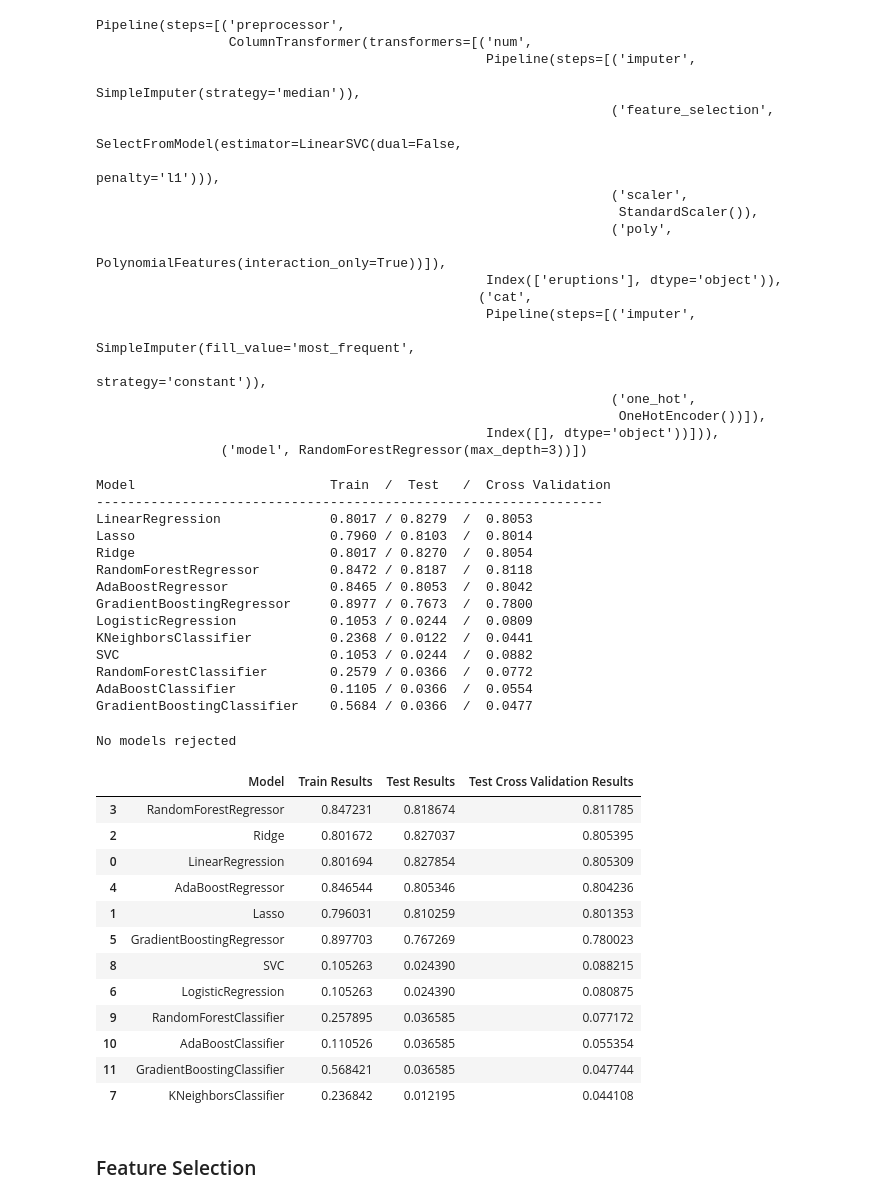
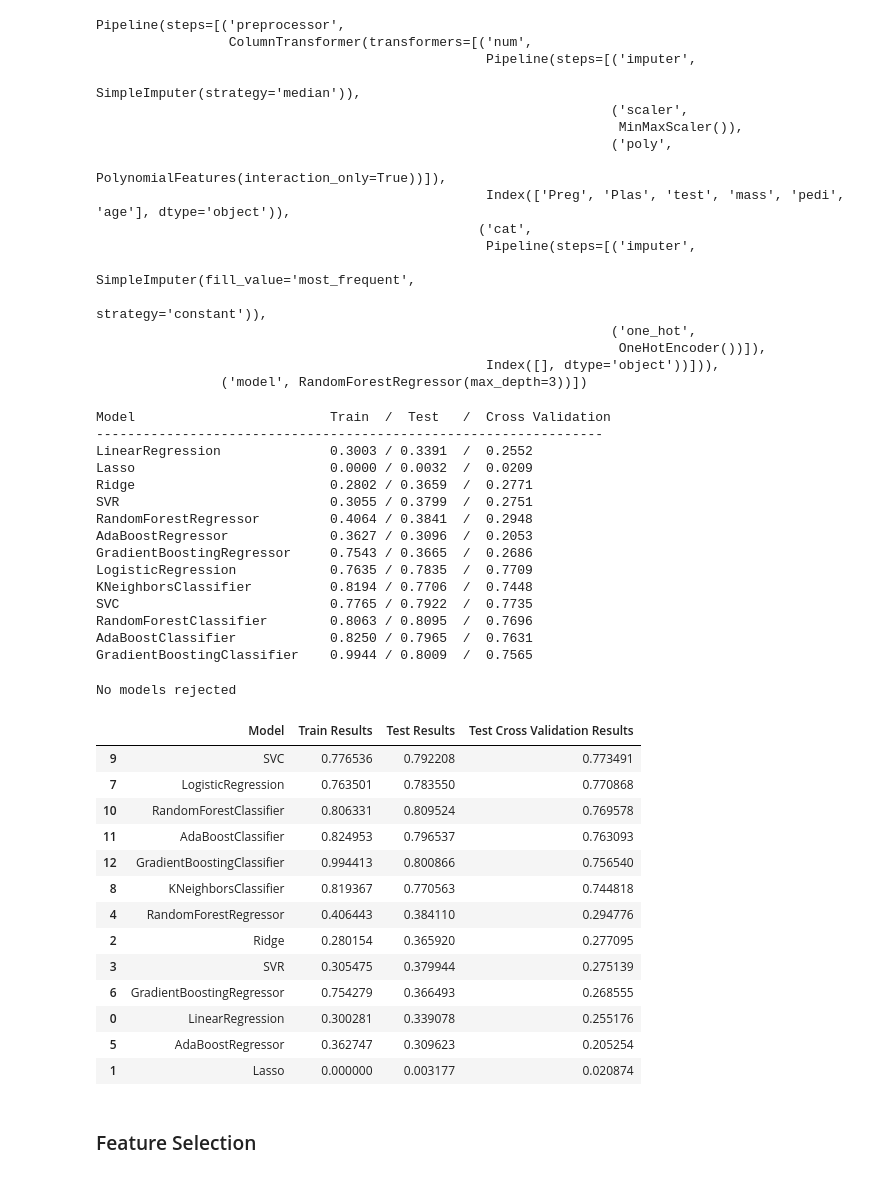
Before and after one commit to Ravi-kjain84/Jupyter_Template, a Jupyter notebook: Pipeline_Warriors.ipynb, the cells around one changed output. Drawn from its saved outputs; the diff is of its cells as text; code cells hidden in the pictures.

```diff
--- a/Pipeline_Warriors.ipynb
+++ b/Pipeline_Warriors.ipynb
@@ -26,7 +32,3 @@ def sklearn_to_df(sklearn_dataset):
 # df = sklearn_to_df(datasets.load_breast_cancer())
 # target = 'target'
 # drop_columns = []
-# %%
-df = pd.read_csv('input/geyser.csv')
-target = 'waiting'
-drop_columns = []
@@ -42,6 +49,4 @@ df.head()
 # %%
-df = df.drop(drop_columns, axis = 1)
-
 if df[target].dtypes == np.object:
     numeric_features = df.select_dtypes(include=['int64', 'float64']).columns
     categorical_features = df.select_dtypes(include=['object']).drop(target, axis=1).columns
@@ -50,9 +55,10 @@ else:
     categorical_features = df.select_dtypes(include=['object']).columns
 
 X = df.drop((target),axis = 'columns')
+X_z_score = pd.DataFrame(zscore(X),columns = X.columns)
 y = df[target]
 
-X_train, X_test, y_train, y_test = train_test_split(X, y, test_size=0.3,random_state =1)
+X_train, X_test, y_train, y_test = train_test_split(X_z_score , y, test_size=0.3,random_state =1)
 # %%
 #ProfileReport(df)
 # %%
@@ -69,16 +75,18 @@ X_train, X_test, y_train, y_test = train_test_split(X, y, test_size=0.3,random_s
 # %%
 from sklearn.pipeline import Pipeline
 from sklearn.impute import SimpleImputer
-from sklearn.preprocessing import OneHotEncoder,StandardScaler,PolynomialFeatures
+from sklearn.preprocessing import OneHotEncoder,StandardScaler,PolynomialFeatures,MinMaxScaler
 from sklearn.compose import ColumnTransformer
 from sklearn import ensemble, neighbors,linear_model,svm
 from sklearn.feature_selection import SelectFromModel
 from sklearn.model_selection import cross_val_score
 
+
 numeric_transformer = Pipeline(steps=[
     ('imputer', SimpleImputer(strategy='median')),
-    ('feature_selection',SelectFromModel(svm.LinearSVC(penalty = 'l1',dual = False))),
-    ('scaler', StandardScaler()),
+    #('feature_selection',SelectFromModel(svm.LinearSVC(penalty = 'l1',dual = False))),
+    #('scaler', StandardScaler()),
+    ('scaler',MinMaxScaler()),
     ('poly', PolynomialFeatures(degree = 2,interaction_only = True)),
     ])
 categorical_transformer = Pipeline(steps=[
@@ -100,14 +108,11 @@ Pipeline(steps=[('preprocessor',
                  ColumnTransformer(transformers=[('num',
                                                   Pipeline(steps=[('imputer',
                                                                    SimpleImputer(strategy='median')),
-                                                                  ('feature_selection',
-                                                                   SelectFromModel(estimator=LinearSVC(dual=False,
-                                                                                                       penalty='l1'))),
                                                                   ('scaler',
-                                                                   StandardScaler()),
+                                                                   MinMaxScaler()),
                                                                   ('poly',
                                                                    PolynomialFeatures(interaction_only=True))]),
-                                                  Index(['eruptions'], dtype='object')),
+                                                  Index(['Preg', 'Plas', 'test', 'mass', 'pedi', 'age'], dtype='object')),
                                                  ('cat',
                                                   Pipeline(steps=[('imputer',
                                                                    SimpleImputer(fill_value='most_frequent',
@@ -118,7 +123,7 @@ Pipeline(steps=[('preprocessor',
                 ('model', RandomForestRegressor(max_depth=3))])
 # %%
 model_list = [#regressors
-                linear_model.LinearRegression(),linear_model.Lasso(),linear_model.Ridge(),
+                linear_model.LinearRegression(),linear_model.Lasso(),linear_model.Ridge(),svm.SVR(),
 
               #ensembling - regressors
                 ensemble.RandomForestRegressor(max_depth = 3),ensemble.AdaBoostRegressor(),ensemble.GradientBoostingRegressor(),
@@ -127,7 +132,7 @@ model_list = [#regressors
                 linear_model.LogisticRegression(max_iter = 500), neighbors.KNeighborsClassifier(),svm.SVC(),
 
               #ensembling - classifiers
-                ensemble.RandomForestClassifier(n_estimators=500,max_depth = 3),ensemble.AdaBoostClassifier(learning_rate=0.5),ensemble.GradientBoostingClassifier()
+                ensemble.RandomForestClassifier(n_estimators=500,max_depth = 3),ensemble.AdaBoostClassifier(learning_rate=0.5),ensemble.GradientBoostingClassifier(n_estimators = 200)
 
               ]
 # %%
@@ -157,18 +162,19 @@ df_results = pd.DataFrame(results, columns=["Model", "Train Results","Test Resul
 # %% [output]
 Model                         Train  /  Test   /  Cross Validation
 -----------------------------------------------------------------
-LinearRegression              0.8017 / 0.8279  /  0.8053
-Lasso                         0.7960 / 0.8103  /  0.8014
-Ridge                         0.8017 / 0.8270  /  0.8054
-RandomForestRegressor         0.8472 / 0.8187  /  0.8118
-AdaBoostRegressor             0.8465 / 0.8053  /  0.8042
-GradientBoostingRegressor     0.8977 / 0.7673  /  0.7800
-LogisticRegression            0.1053 / 0.0244  /  0.0809
-KNeighborsClassifier          0.2368 / 0.0122  /  0.0441
-SVC                           0.1053 / 0.0244  /  0.0882
-RandomForestClassifier        0.2579 / 0.0366  /  0.0772
-AdaBoostClassifier            0.1105 / 0.0366  /  0.0554
-GradientBoostingClassifier    0.5684 / 0.0366  /  0.0477
+LinearRegression              0.3003 / 0.3391  /  0.2552
+Lasso                         0.0000 / 0.0032  /  0.0209
+Ridge                         0.2802 / 0.3659  /  0.2771
+SVR                           0.3055 / 0.3799  /  0.2751
+RandomForestRegressor         0.4064 / 0.3841  /  0.2948
+AdaBoostRegressor             0.3627 / 0.3096  /  0.2053
+GradientBoostingRegressor     0.7543 / 0.3665  /  0.2686
+LogisticRegression            0.7635 / 0.7835  /  0.7709
+KNeighborsClassifier          0.8194 / 0.7706  /  0.7448
+SVC                           0.7765 / 0.7922  /  0.7735
+RandomForestClassifier        0.8063 / 0.8095  /  0.7696
+AdaBoostClassifier            0.8250 / 0.7965  /  0.7631
+GradientBoostingClassifier    0.9944 / 0.8009  /  0.7565
 # %%
 if rejected_models == []:
     print('No models rejected')
@@ -181,29 +187,30 @@ No models rejected
 # %%
 def highlight_range(s):
     '''
     highlight the maximum in a Series green.
     '''
     is_max = s == s.max()
     #threshold = 0.95
     #val = s > threshold
     return ['background-color: lightgreen' if v else '' for v in is_max]
 
 df_results.sort_values(by = 'Test Cross Validation Results',ascending = False)\
-.style.apply(highlight_range,subset=pd.IndexSlice[:, ['Train Results', 'Test Results', 'Test Cross Validation Results']])
+.style.apply(highlight_range,subset=pd.IndexSlice[:, ['Train Results', 'Test Results', 'Test Cross Validation Results']]).set_table_styles([{'selector':'','props':[('border','4px solid #7a7')]}])
 # %% [output]
 |  | Model | Train Results | Test Results | Test Cross Validation Results |
-| 3 | RandomForestRegressor | 0.847231 | 0.818674 | 0.811785 |
-| 2 | Ridge | 0.801672 | 0.827037 | 0.805395 |
-| 0 | LinearRegression | 0.801694 | 0.827854 | 0.805309 |
-| 4 | AdaBoostRegressor | 0.846544 | 0.805346 | 0.804236 |
-| 1 | Lasso | 0.796031 | 0.810259 | 0.801353 |
-| 5 | GradientBoostingRegressor | 0.897703 | 0.767269 | 0.780023 |
-| 8 | SVC | 0.105263 | 0.024390 | 0.088215 |
-| 6 | LogisticRegression | 0.105263 | 0.024390 | 0.080875 |
-| 9 | RandomForestClassifier | 0.257895 | 0.036585 | 0.077172 |
-| 10 | AdaBoostClassifier | 0.110526 | 0.036585 | 0.055354 |
-| 11 | GradientBoostingClassifier | 0.568421 | 0.036585 | 0.047744 |
-| 7 | KNeighborsClassifier | 0.236842 | 0.012195 | 0.044108 |
+| 9 | SVC | 0.776536 | 0.792208 | 0.773491 |
+| 7 | LogisticRegression | 0.763501 | 0.783550 | 0.770868 |
+| 10 | RandomForestClassifier | 0.806331 | 0.809524 | 0.769578 |
+| 11 | AdaBoostClassifier | 0.824953 | 0.796537 | 0.763093 |
+| 12 | GradientBoostingClassifier | 0.994413 | 0.800866 | 0.756540 |
+| 8 | KNeighborsClassifier | 0.819367 | 0.770563 | 0.744818 |
+| 4 | RandomForestRegressor | 0.406443 | 0.384110 | 0.294776 |
+| 2 | Ridge | 0.280154 | 0.365920 | 0.277095 |
+| 3 | SVR | 0.305475 | 0.379944 | 0.275139 |
+| 6 | GradientBoostingRegressor | 0.754279 | 0.366493 | 0.268555 |
+| 0 | LinearRegression | 0.300281 | 0.339078 | 0.255176 |
+| 5 | AdaBoostRegressor | 0.362747 | 0.309623 | 0.205254 |
+| 1 | Lasso | 0.000000 | 0.003177 | 0.020874 |
 # %% [markdown]
 ### Feature Selection
 # %%
```
Also changed, not shown: parts of 9 cells of this notebook, 1 other file.
